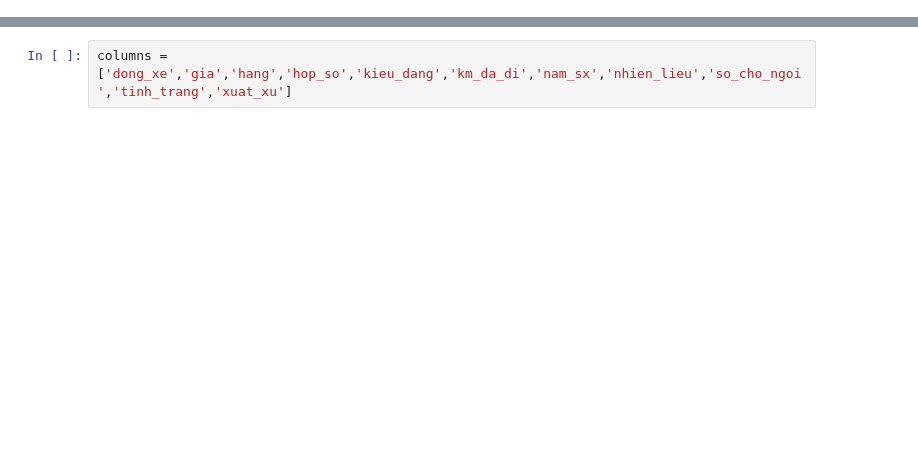
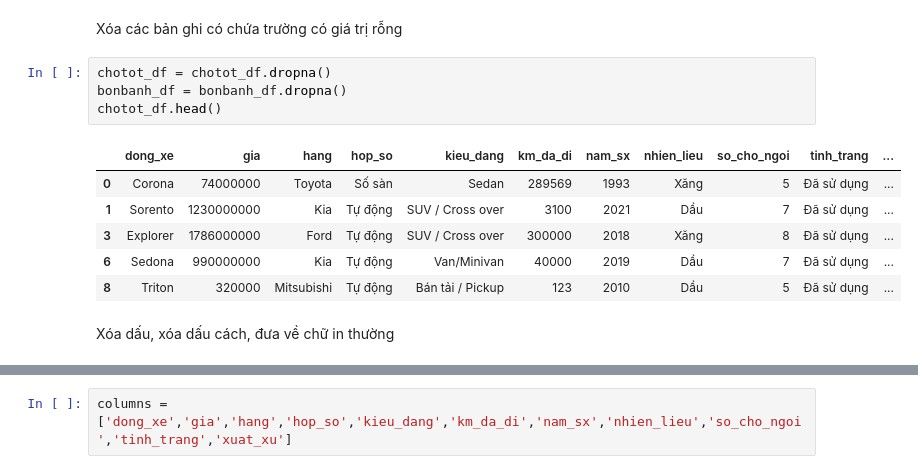
Before and after one commit to ghuioio/KHDL_IT4930, a Jupyter notebook: preprocess/preprocess.ipynb, the cells around one changed output, grey strips where cells are left out. Drawn from its saved outputs; the diff is of its cells as text; blank space fills up the shorter version.

```diff
--- a/preprocess/preprocess.ipynb
+++ b/preprocess/preprocess.ipynb
@@ -62,3 +63,18 @@ bonbanh_df.head()
 | 2 | Crossover | Xe\tHyundai Kona\t2.0 AT\t2021\t-... | Số tự động | 0 Km | Đỏ | Xăng\t2.0 L | 5 chỗ | 5 cửa | Xe mới | Lắp ráp trong nước |
 | 3 | Crossover | Xe\tHyundai Tucson\t2.0 AT Đặc bi... | Số tự động | 0 Km | Trắng | Xăng\t2.0 L | 5 chỗ | 5 cửa | Xe mới | Lắp ráp trong nước |
 | 4 | Sedan | Xe\tPorsche Panamera\t3.0 V6\t201... | Số tự động | 32,000 Km | Đen | Xăng\t3.0 L | 4 chỗ | 5 cửa | Xe đã dùng | Nhập khẩu |
+# %% [markdown]
+Xóa các bản ghi có chứa trường có giá trị rỗng
+# %%
+chotot_df = chotot_df.dropna()
+bonbanh_df = bonbanh_df.dropna()
+chotot_df.head()
+# %% [output]
+|  | dong_xe | gia | hang | hop_so | kieu_dang | km_da_di | nam_sx | nhien_lieu | so_cho_ngoi | tinh_trang | ... |
+| 0 | Corona | 74000000 | Toyota | Số sàn | Sedan | 289569 | 1993 | Xăng | 5 | Đã sử dụng | ... |
+| 1 | Sorento | 1230000000 | Kia | Tự động | SUV / Cross over | 3100 | 2021 | Dầu | 7 | Đã sử dụng | ... |
+| 3 | Explorer | 1786000000 | Ford | Tự động | SUV / Cross over | 300000 | 2018 | Xăng | 8 | Đã sử dụng | ... |
+| 6 | Sedona | 990000000 | Kia | Tự động | Van/Minivan | 40000 | 2019 | Dầu | 7 | Đã sử dụng | ... |
+| 8 | Triton | 320000 | Mitsubishi | Tự động | Bán tải / Pickup | 123 | 2010 | Dầu | 5 | Đã sử dụng | ... |
+# %% [markdown]
+Xóa dấu, xóa dấu cách, đưa về chữ in thường
```
Also changed, not shown: parts of 15 cells of this notebook, 2 other files.
